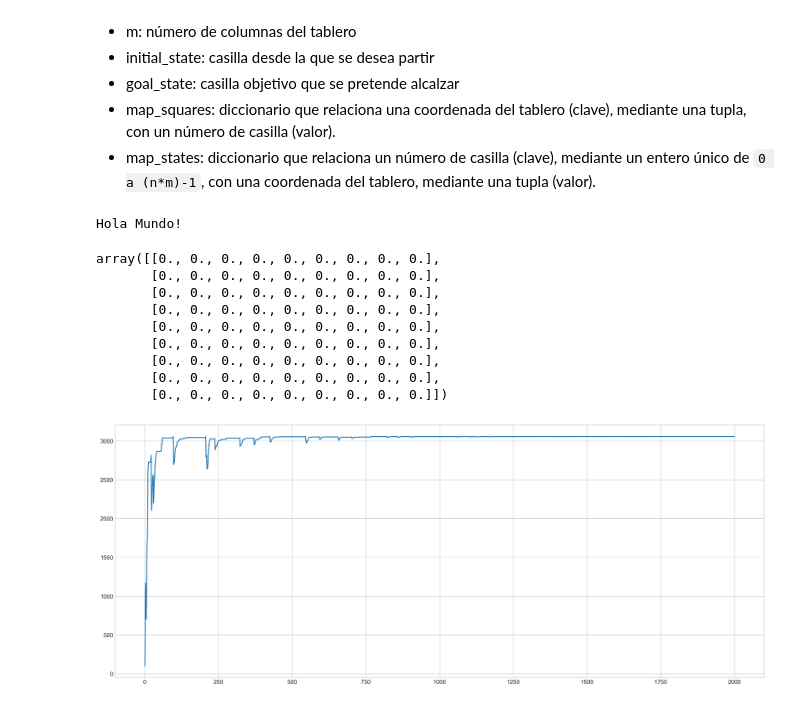
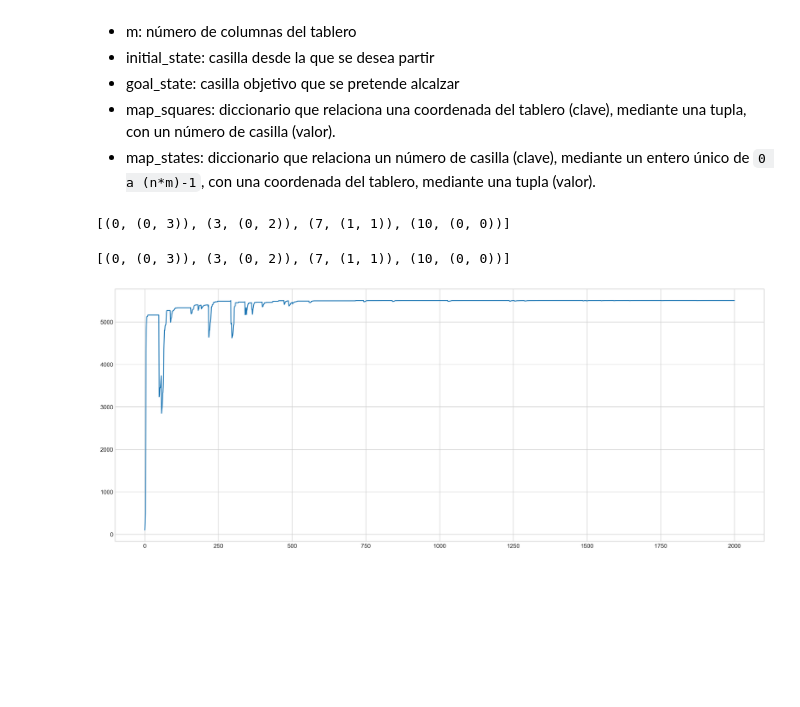
Before and after one commit to mrf1989/qlearning-ia, a Jupyter notebook: q-learning.ipynb, the cells around one changed output. Saved outputs shown, nothing was run; the diff lists cells and outputs as text; code cells hidden in the pictures; blank space fills up the shorter version.

```diff
--- a/q-learning.ipynb
+++ b/q-learning.ipynb
@@ -59,7 +59,7 @@ class Board():
         return self.__goal_state
 
     def init_random_board(self):
-        states = sample([i for i in range(self.__size)], self.__size)
+        states = sample([i for i in range(self.get_size())], self.get_size())
         k = 0
 
         for i in range(self.__n):
@@ -114,9 +114,6 @@ class QLearningAlgorithm():
         self.__n_training = n_training
         self.__gamma = gamma
         self.__Q = zeros((board.get_size(), board.get_size()))
-
-    def get_Q(self):
-        return self.__Q
 
     def training(self):
         goal_state = self.__board.get_goal_state()
@@ -208,29 +214,14 @@ class QLearningVariantAlgorithm(QLearningAlgorithm):
         return performances
 # %%
-board = Board(3,3,0,6)
+board = Board(4,4,0,10)
 
 # Ejemplo manual de Fase 1
-config_board = array([[8,7,6],
-                      [3,2,5],
-                      [0,1,4]])
-board.customize_board(config_board)
+#config_board = array([[8,7,6],
+#                      [3,2,5],
+#                      [0,1,4]])
+#board.customize_board(config_board)
 
 # Caso random
-#board.init_random_board()
+board.init_random_board()
 
 RMatrix = R(board)
-n_training = 2000
-agent = QLearningAlgorithm(board, RMatrix.get_R(), n_training, 0.8)
-performance = agent.training()
-print(agent.get_path())
-# %% [output]
-Hola Mundo!
-array([[0., 0., 0., 0., 0., 0., 0., 0., 0.],
-       [0., 0., 0., 0., 0., 0., 0., 0., 0.],
-       [0., 0., 0., 0., 0., 0., 0., 0., 0.],
-       [0., 0., 0., 0., 0., 0., 0., 0., 0.],
-       [0., 0., 0., 0., 0., 0., 0., 0., 0.],
-       [0., 0., 0., 0., 0., 0., 0., 0., 0.],
-       [0., 0., 0., 0., 0., 0., 0., 0., 0.],
-       [0., 0., 0., 0., 0., 0., 0., 0., 0.],
-       [0., 0., 0., 0., 0., 0., 0., 0., 0.]])
@@ -237,12 +230,26 @@ array([[0., 0., 0., 0., 0., 0., 0., 0., 0.],
+# %%
+# Fase 1
+agent1 = QLearningAlgorithm(board, RMatrix.get_R(), n_training, 0.8)
+performance1 = agent1.training()
+print(agent1.get_path())
+# %% [output]
+[(0, (0, 3)), (3, (0, 2)), (7, (1, 1)), (10, (0, 0))]
+# %%
+# Fase 2
+agent2 = QLearningVariantAlgorithm(board, RMatrix.get_R(), n_training, 0.8, 0.9999, 0.9999)
+performance2 = agent2.training()
+print(agent2.get_path())
+# %% [output]
+[(0, (0, 3)), (3, (0, 2)), (7, (1, 1)), (10, (0, 0))]
 # %%
 plt.style.use('seaborn-whitegrid')
 fig = plt.figure(figsize=(20,8), dpi=300.)
 ax = plt.axes()
 x = linspace(0,n_training, n_training)
-ax.plot(x, performance)
+ax.plot(x, performance2)
 plt.show()
 # %% [output]
-[figure, old version]
+[figure, new version]
 # %%
 from tkinter import *
 from tkinter import ttk
```
Also changed, not shown: parts of 2 cells of this notebook.
